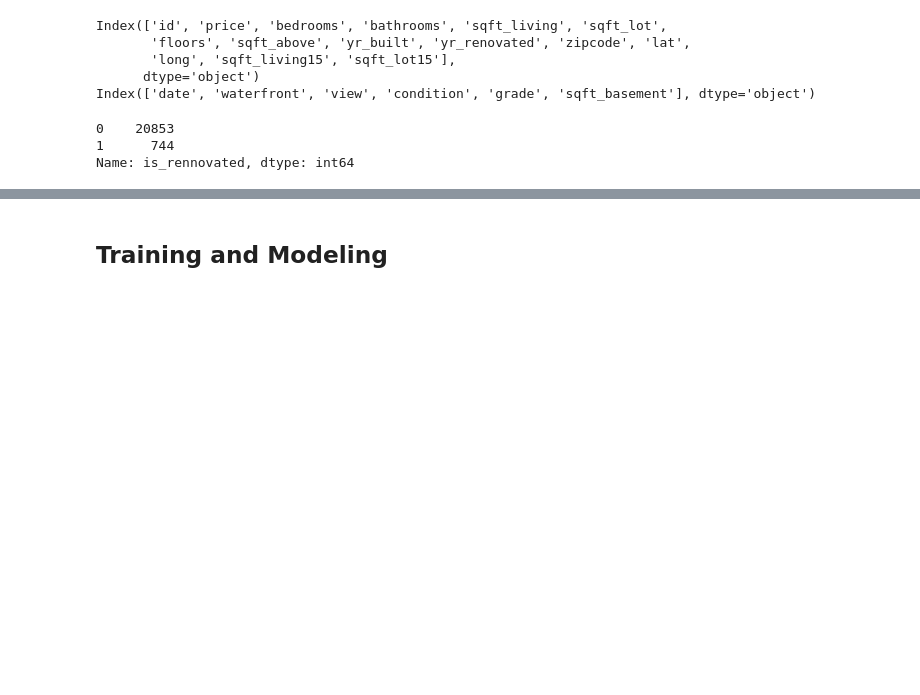
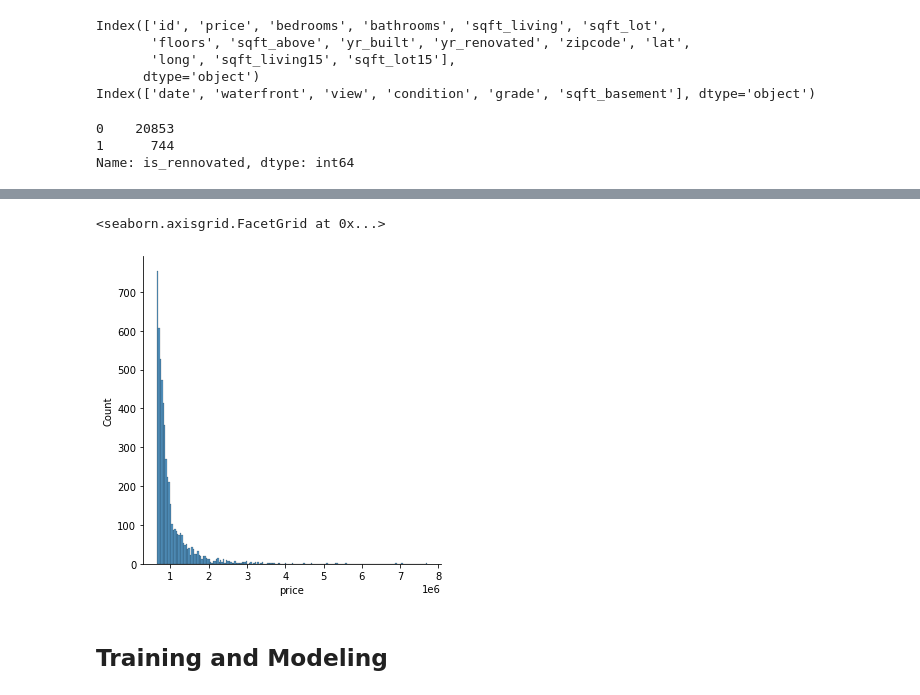
Before and after one commit to henryshin15/king_county_real_estate, a Jupyter notebook: kings_county_project.ipynb, the cells around one changed output, grey strips where cells are left out. Saved outputs shown, nothing was run; the diff lists cells and outputs as text; code cells hidden in the pictures; blank space fills up the shorter version.

```diff
--- a/kings_county_project.ipynb
+++ b/kings_county_project.ipynb
@@ -184,3 +184,8 @@ df.is_rennovated.value_counts()
 0    20853
 1      744
 Name: is_rennovated, dtype: int64
+# %%
+# Using the Q3 statistic (645,000)
+# When I used an arbitrary price 1,000,000, not enough data samples, only 1490 total houses. Jelly requires 5,000
+luxury_homes_overQ3 = df.loc[df['price'] >= 645000]
+luxury_homes_overQ3
@@ -187,3 +223,8 @@ Name: is_rennovated, dtype: int64
+# %%
+sns.displot(luxury_homes_overQ3['price'])
+# %% [output]
+<seaborn.axisgrid.FacetGrid at 0x...>
+[figure, added]
 # %% [markdown]
 ## Training and Modeling
 # %%
```
Also changed, not shown: parts of 11 cells of this notebook.
